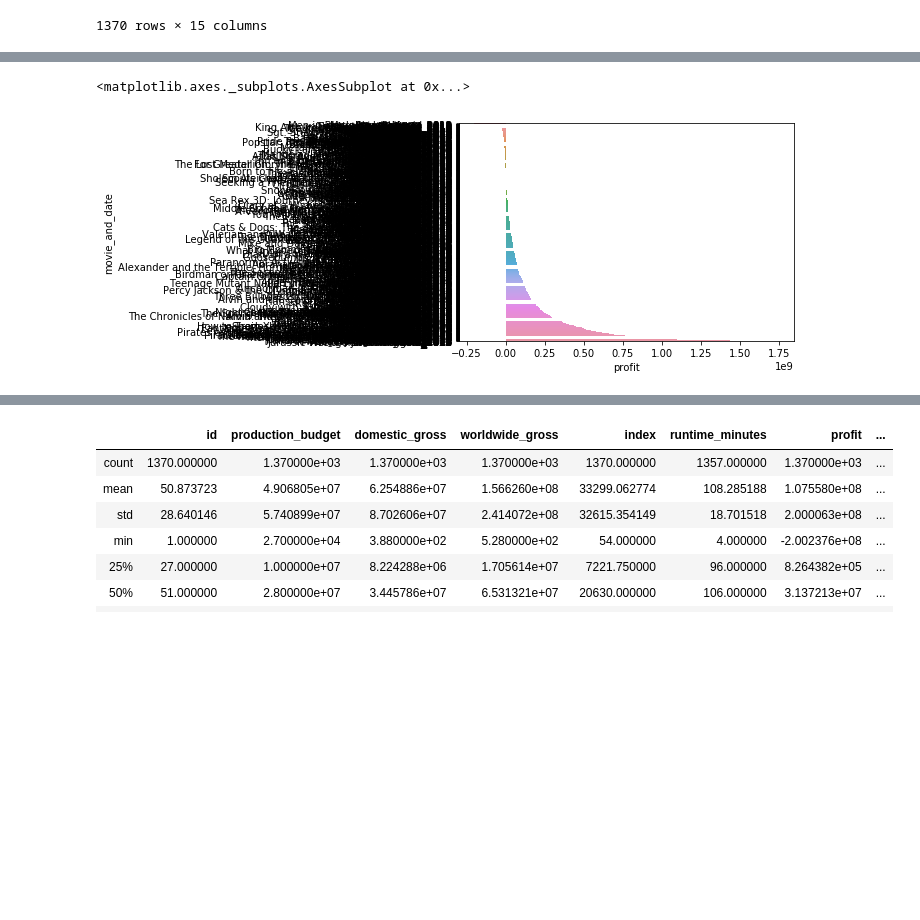
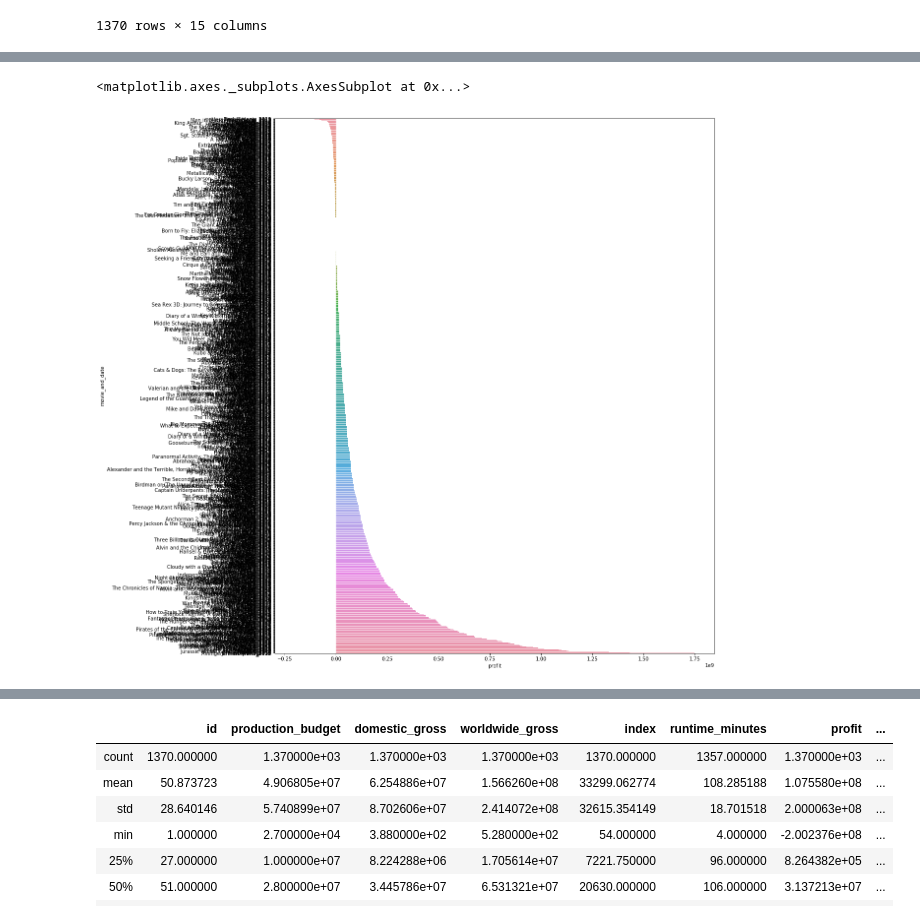
Before and after one commit to poariston/dsc-mod-1-project-v2-1-online-ds-pt-120919, a Jupyter notebook: student.ipynb, the cells around one changed output, grey strips where cells are left out. Cells and saved outputs as stored; diff of their text form; code cells hidden in the pictures; blank space fills up the shorter version.

```diff
--- a/student.ipynb
+++ b/student.ipynb
@@ -494,11 +499,11 @@ df4.head()
 | 5 | 127 Hours_2010 | 6 | 2010-11-05 | 127 Hours | 18000000 | 18335230 | 60217171 | ... |
 # %%
 df4.sort_values(by = 'profit',inplace=True)
-
+plt.figure(figsize =(16,20))
 sns.barplot(x='profit',y='movie_and_date',data=df4)
 # %% [output]
 <matplotlib.axes._subplots.AxesSubplot at 0x...>
-[figure, old version]
+[figure, new version]
 # %%
 df4['profit_ratio'] = df4['worldwide_gross']/df4['production_budget']
 df4.sort_values(by = 'profit_ratio',inplace=True)
```
Also changed, not shown: parts of 18 cells of this notebook.
